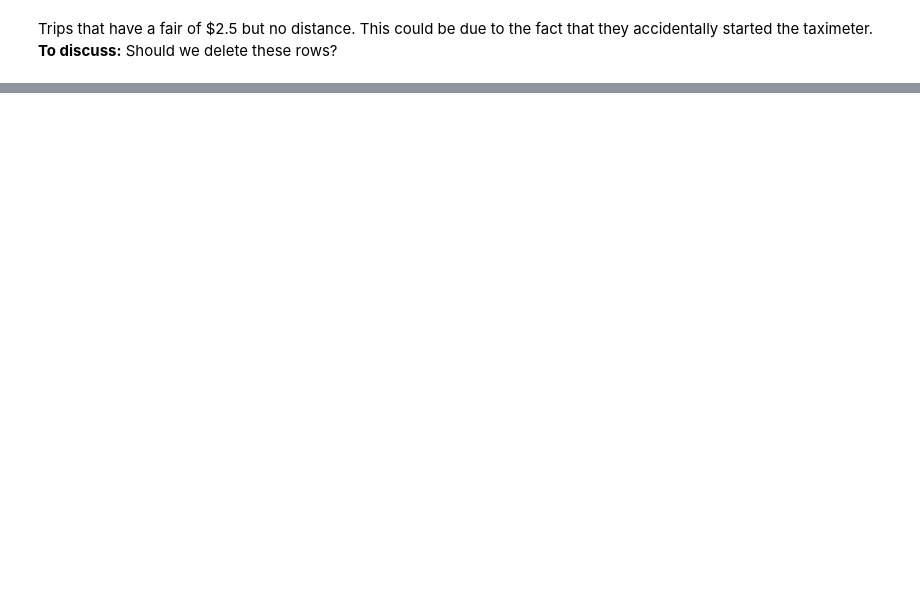
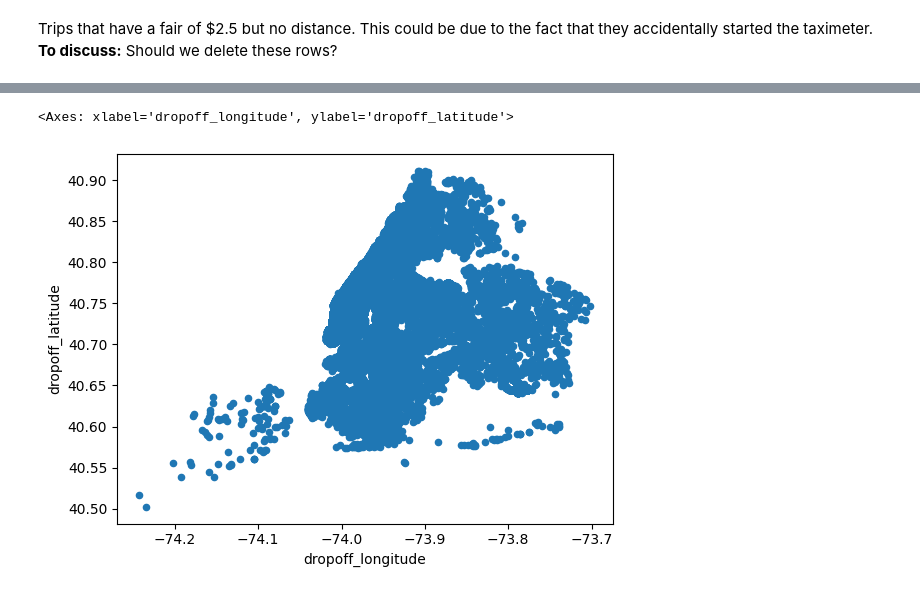
Before and after one commit to MichalKrzyzanski2002/Foundations-Data-Science-Project, a Jupyter notebook: Cleaning.ipynb, the cells around one changed output, grey strips where cells are left out. Drawn from its saved outputs; the diff is of its cells as text; code cells hidden in the pictures; blank space fills up the shorter version.

```diff
--- a/Cleaning.ipynb
+++ b/Cleaning.ipynb
@@ -484,0 +437,10 @@ dtype: object
+# %%
+data.dtypes
+data['pickup_NTACode']=data['pickup_NTACode'].map(str)
+data['dropoff_NTACode']=data['dropoff_NTACode'].map(str)
+data['dropoff_NTACode']=data['dropoff_NTACode'].map(str)
+# %%
+data.plot.scatter(x='dropoff_longitude',y='dropoff_latitude') # Ensure no Fares outside of New York
+# %% [output]
+<Axes: xlabel='dropoff_longitude', ylabel='dropoff_latitude'>
+[figure, added]
```
Also changed, not shown: parts of 35 cells of this notebook.
